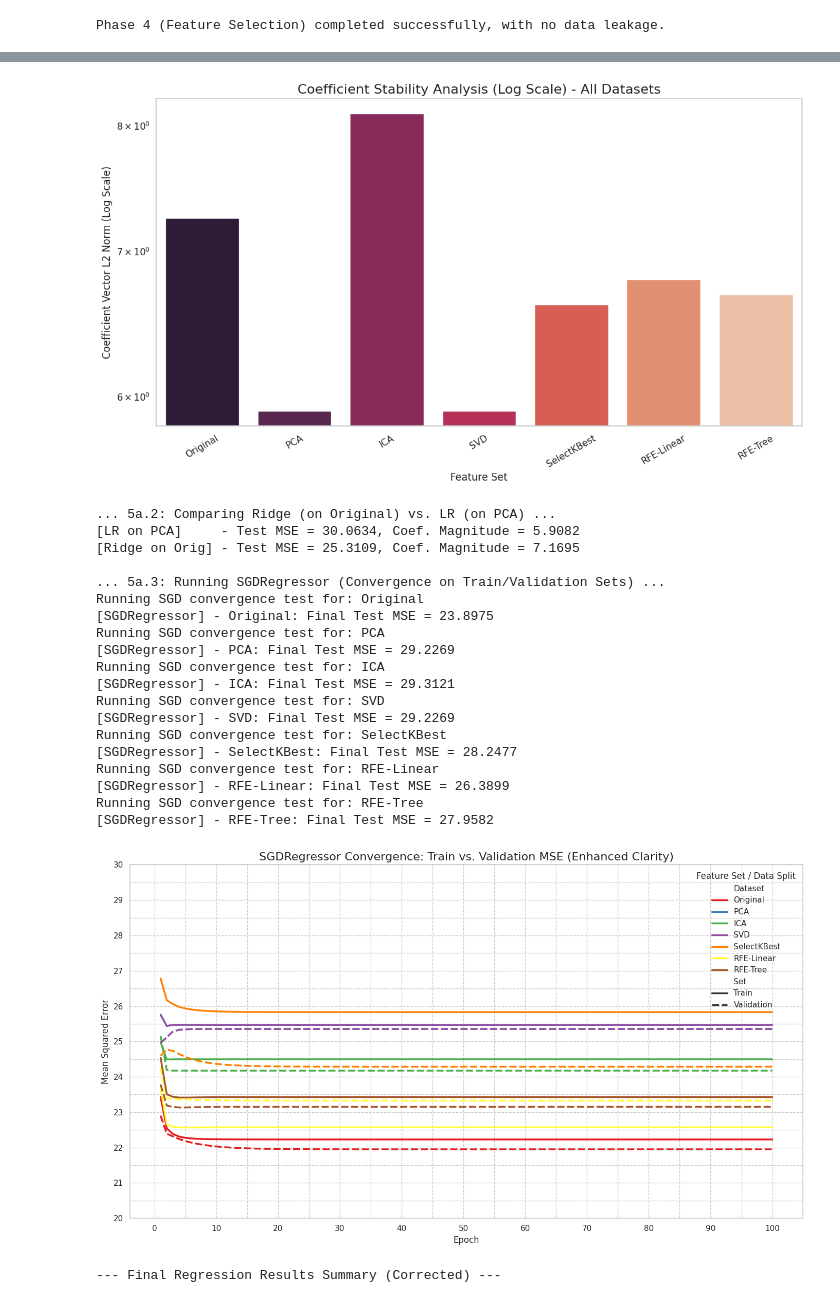
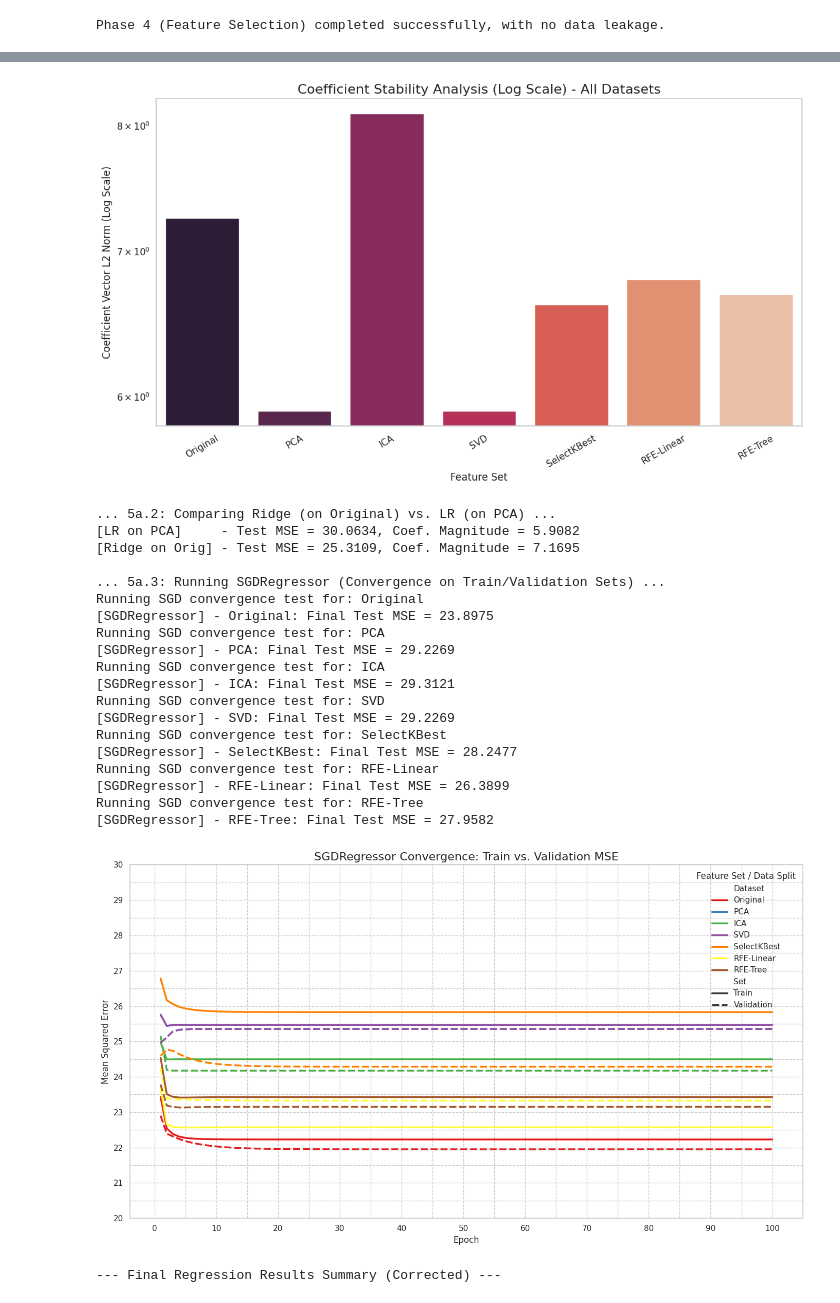
Before and after one commit to MahtabRanjbar/CDM_2, a Jupyter notebook: Project_Notebook.ipynb, the cells around one changed output, grey strips where cells are left out. Saved outputs shown, nothing was run; the diff lists cells and outputs as text; code cells hidden in the pictures.

```diff
--- a/Project_Notebook.ipynb
+++ b/Project_Notebook.ipynb
@@ -645,8 +643,8 @@ Phase 4 (Feature Selection) completed successfully, with no data leakage.
 # ===================================================================
 # PHASE 5a: REGRESSION ANALYSIS
 # ===================================================================
-print("\n--- Phase 5a: Regression Analysis (Comprehensive & Methodologically Sound) ---")
-print("Using train/validation/test splits correctly. No data leakage.")
+print("\n--- Phase 5a: Regression Analysis ---")
+print("Using train/validation/test splits correctly.")
 
 # --- Imports for this cell ---
 from sklearn.linear_model import LinearRegression, SGDRegressor, Ridge
@@ -745,7 +743,7 @@ df_convergence = pd.DataFrame(convergence_data)
 sns.lineplot(data=df_convergence, x='Epoch', y='MSE', hue='Dataset', style='Set',
              linewidth=2.5, markers=False, palette='Set1', ax=ax)
 
-ax.set_title('SGDRegressor Convergence: Train vs. Validation MSE (Enhanced Clarity)', fontsize=16)
+ax.set_title('SGDRegressor Convergence: Train vs. Validation MSE', fontsize=16)
 ax.set_xlabel('Epoch'); ax.set_ylabel('Mean Squared Error')
 ax.legend(title='Feature Set / Data Split')
 
@@ -774,34 +772,34 @@ Using train/validation/test splits correctly. No data leakage.
 [LinearRegression] - Original: Test MSE = 25.2980, Coef. Magnitude = 7.2520
 [LinearRegression] - PCA: Test MSE = 30.0634, Coef. Magnitude = 5.9082
 [LinearRegression] - ICA: Test MSE = 30.0634, Coef. Magnitude = 8.1058
 [LinearRegression] - SVD: Test MSE = 30.0634, Coef. Magnitude = 5.9082
 [LinearRegression] - SelectKBest: Test MSE = 28.8003, Coef. Magnitude = 6.6167
 [LinearRegression] - RFE-Linear: Test MSE = 26.6439, Coef. Magnitude = 6.7931
 [LinearRegression] - RFE-Tree: Test MSE = 28.8032, Coef. Magnitude = 6.6892
 Passing `palette` without assigning `hue` is deprecated and will be removed in v0.14.0. Assign the `x` variable to `hue` and set `legend=False` for the same effect.
 
   ax = sns.barplot(data=df_stability, x='Dataset', y='Coef_Magnitude', palette='rocket')
 [figure]
 ... 5a.2: Comparing Ridge (on Original) vs. LR (on PCA) ...
 [LR on PCA]     - Test MSE = 30.0634, Coef. Magnitude = 5.9082
 [Ridge on Orig] - Test MSE = 25.3109, Coef. Magnitude = 7.1695
 
 ... 5a.3: Running SGDRegressor (Convergence on Train/Validation Sets) ...
 Running SGD convergence test for: Original
 [SGDRegressor] - Original: Final Test MSE = 23.8975
 Running SGD convergence test for: PCA
 [SGDRegressor] - PCA: Final Test MSE = 29.2269
 Running SGD convergence test for: ICA
 [SGDRegressor] - ICA: Final Test MSE = 29.3121
 Running SGD convergence test for: SVD
 [SGDRegressor] - SVD: Final Test MSE = 29.2269
 Running SGD convergence test for: SelectKBest
 [SGDRegressor] - SelectKBest: Final Test MSE = 28.2477
 Running SGD convergence test for: RFE-Linear
 [SGDRegressor] - RFE-Linear: Final Test MSE = 26.3899
 Running SGD convergence test for: RFE-Tree
 [SGDRegressor] - RFE-Tree: Final Test MSE = 27.9582
-[figure, old version]
+[figure, new version]
 --- Final Regression Results Summary (Corrected) ---
 |  | Dataset | Model | Test_MSE | Coef_Magnitude | N_Iter |
 | LR_Original | Original | LinearRegression | 25.297950 | 7.252015 | NaN |
```
Also changed, not shown: parts of 6 cells of this notebook.
